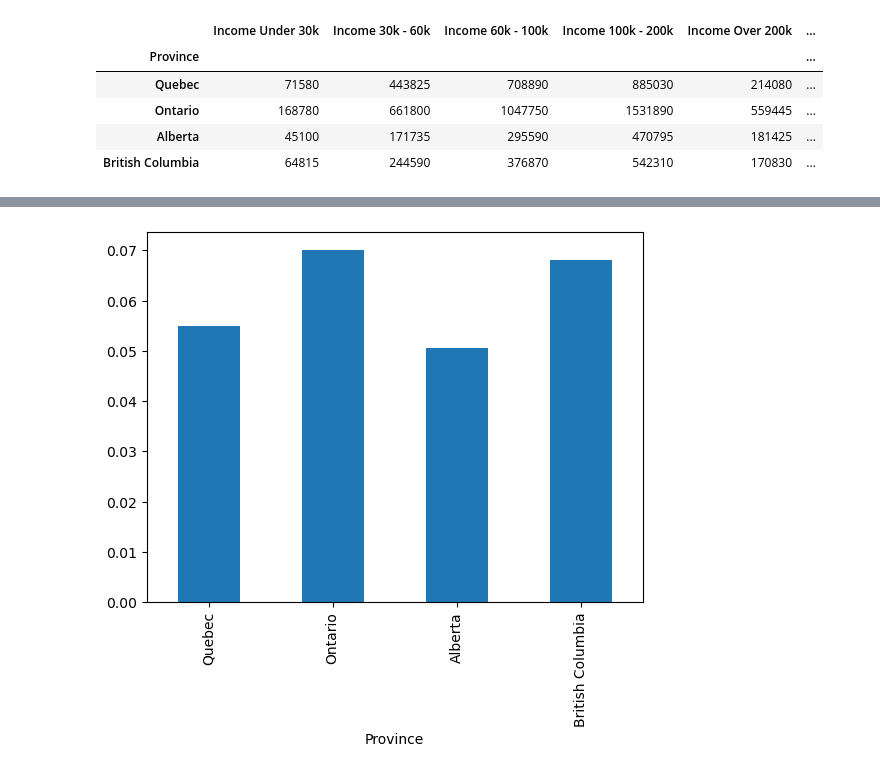
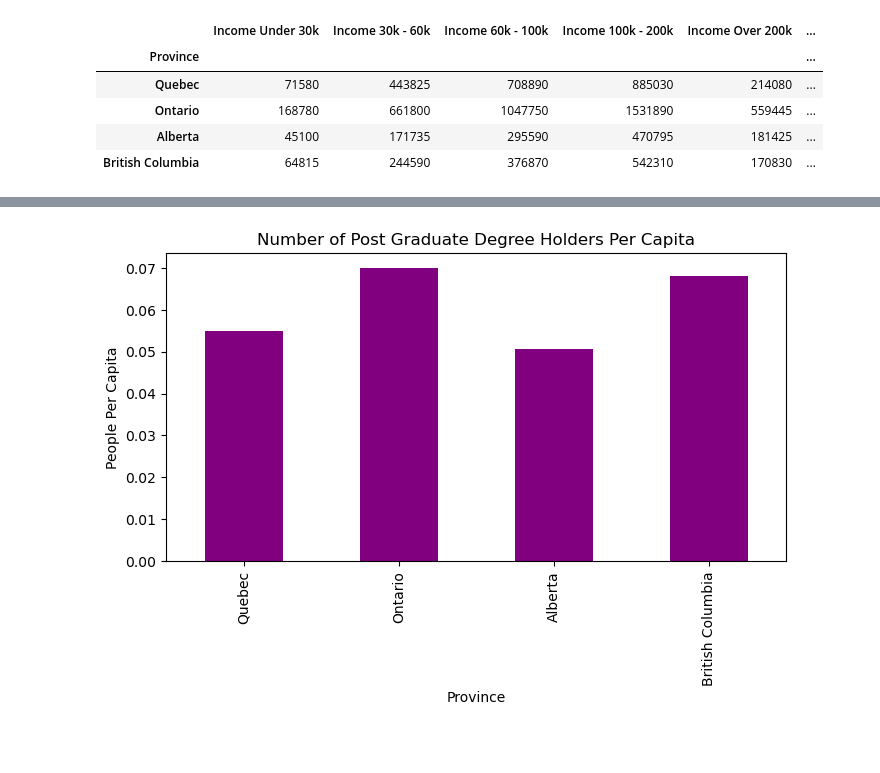
Before and after one commit to BehnooshNasri/project_one, a Jupyter notebook: Esi_Income_Analysis.ipynb, the cells around one changed output, grey strips where cells are left out. Saved outputs shown, nothing was run; the diff lists cells and outputs as text; code cells hidden in the pictures; blank space fills up the shorter version.

```diff
--- a/Esi_Income_Analysis.ipynb
+++ b/Esi_Income_Analysis.ipynb
@@ -34,9 +37,12 @@ grad_school_clean
 | 2 | Earned doctorate | 279,665 | 63,275 | 119,120 | 27,315 | 43,440 |
 | 3 | Total | 2,234,375 | 467,825 | 996,085 | 215,435 | 340,570 |
 # %%
+# Rename columns to more relevant names and set index
 grad_school_df = grad_school_clean.rename(columns={'Highest certificate, diploma or degree': 'Highest Education'})
 grad_school_df = grad_school_df.set_index('Highest Education')
-grad_school_clean_df = grad_school_df.rename(index={'Degree in medicine, dentistry, veterinary medicine or optometry': 'Medical degree'})
+grad_school_clean_df = grad_school_df.rename(index={'Degree in medicine, dentistry, veterinary medicine or optometry': 'Medical Degree',
+                                                    "Master's degree": "Master's Degree",
+                                                    'Earned doctorate ': 'Earned Doctorate'})
 grad_school_clean_df
 # %% [output]
 |  | Canada | Quebec | Ontario | Alberta | British Columbia |
@@ -165,7 +186,14 @@ plt.show()
 # %%
+# How does this distribution reflect compared to total population of each province?
 grad_percapita_graph = combined_df['Post Grad Per Capita']
+grad_percapita_graph.plot(kind='bar', figsize= (8, 4),color='purple',
+                 title = 'Number of Post Graduate Degree Holders Per Capita',
+                 xlabel = 'Province',
+                 ylabel = 'People Per Capita')
 
-grad_percapita_graph.plot(kind='bar')
+# Save as image
+plt.savefig('output_income/PostGrad_Percapita.png')
+
 plt.show()
 # %% [output]
-[figure, old version]
+[figure, new version]
```
Also changed, not shown: parts of 15 cells of this notebook, 4 other files.
